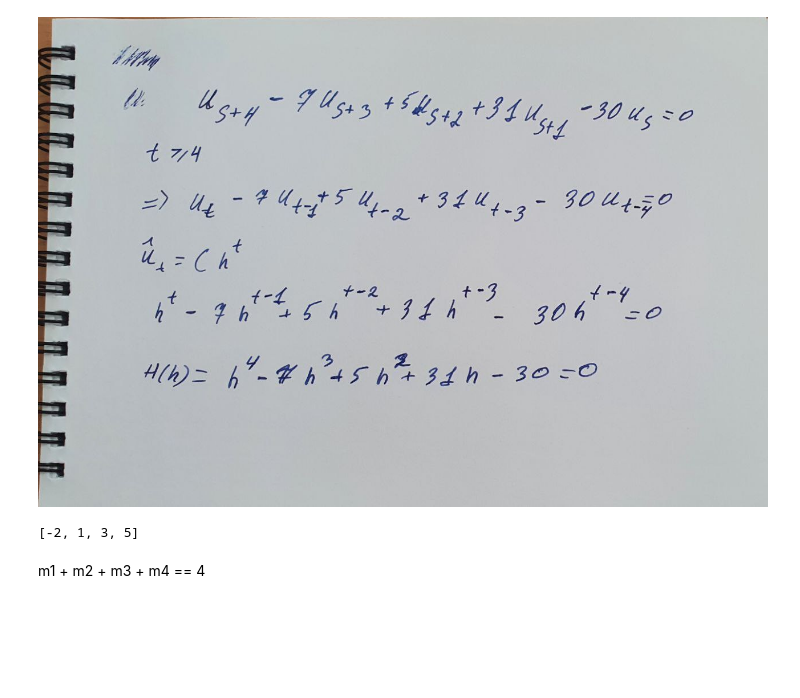
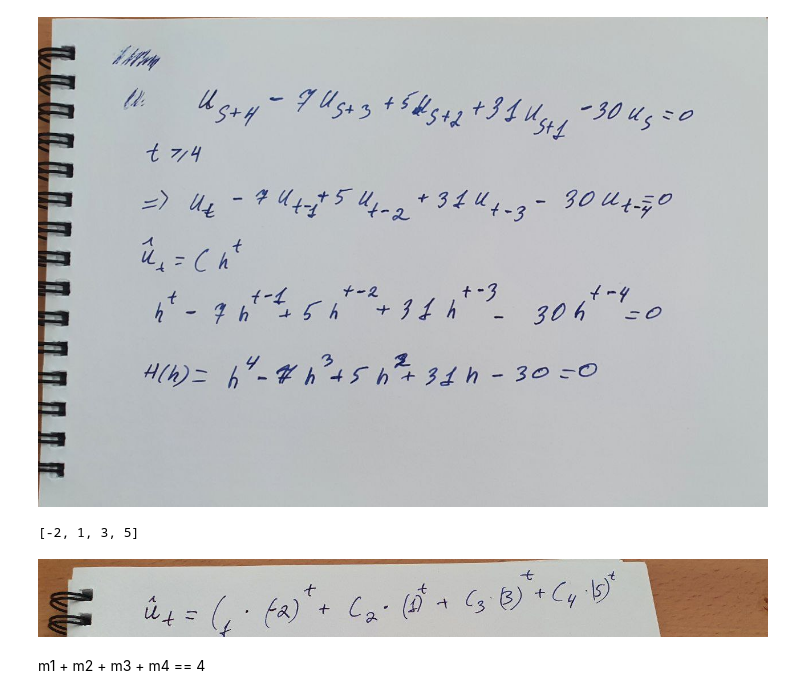
Before and after one commit to Saykon-k/pit, a Jupyter notebook: 6_semester/Theory_and_decision_support_systems/9_10/9-10.ipynb, the cells around one changed output. Drawn from its saved outputs; the diff is of its cells as text; code cells hidden in the pictures; blank space fills up the shorter version.

```diff
--- a/6_semester/Theory_and_decision_support_systems/9_10/9-10.ipynb
+++ b/6_semester/Theory_and_decision_support_systems/9_10/9-10.ipynb
@@ -34,6 +34,10 @@ m1 = Symbol('m1')
 m2 = Symbol('m2')
 m3 = Symbol('m3')
 m4 = Symbol('m4')
+# %%
+Image(filename='9_rez.jpg')
+# %% [output]
+[figure, added]
 # %% [markdown]
 m1 + m2 + m3 + m4 == 4
 # %% [markdown]
```
Also changed, not shown: parts of 2 cells of this notebook, 9 other files.
